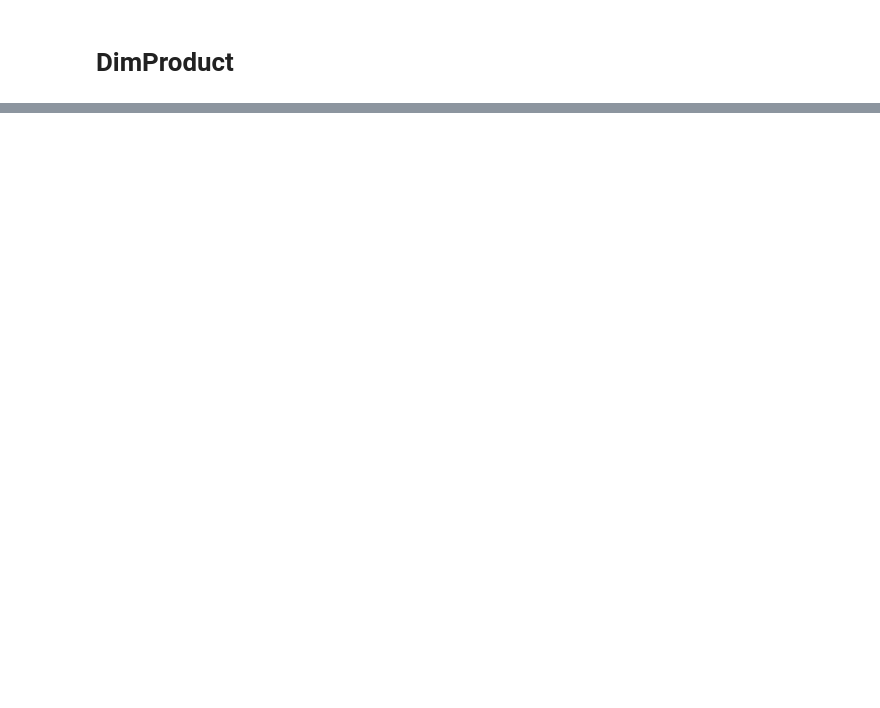
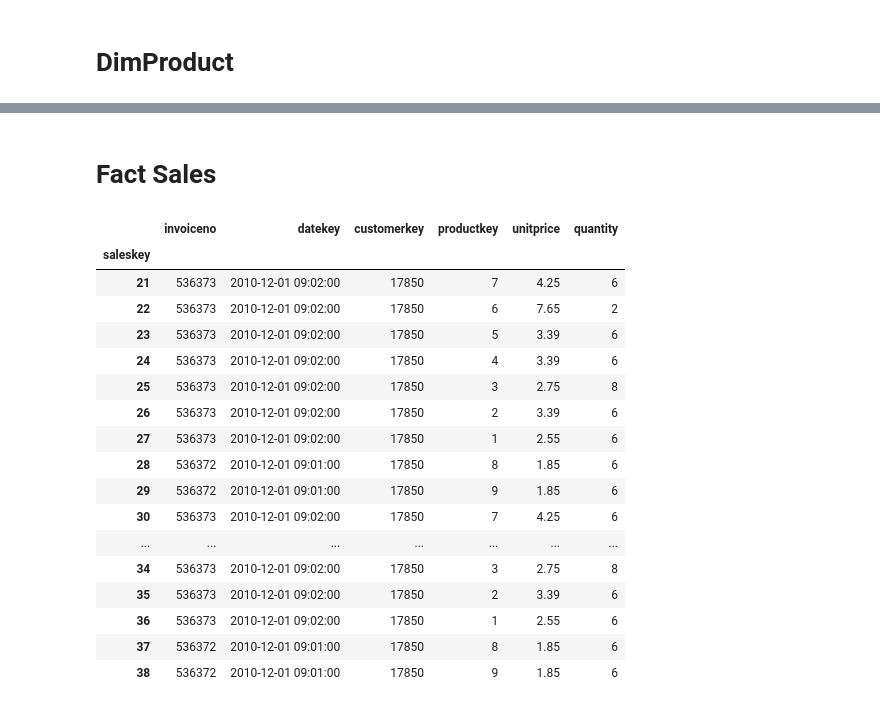
Before and after one commit to Mouhamed-Jinja/Python-Airflow-Postgres-Docker-DWH, a Jupyter notebook: Notebooks/ETL.ipynb, the cells around one changed output, grey strips where cells are left out. Saved outputs shown, nothing was run; the diff lists cells and outputs as text; code cells hidden in the pictures; blank space fills up the shorter version.

```diff
--- a/Notebooks/ETL.ipynb
+++ b/Notebooks/ETL.ipynb
@@ -16 +14,8 @@ def db_connection(user, password, host, port,db):
+# %%
+def write_connection(user, password, host, port, db):
+    engine = create_engine(f'postgresql://{user}:{password}@{host}:{port}/{db}')
+    connection = engine.connect()
+    return engine, connection
+# %%
+engine, connection = write_connection('postgres', 'postgres', 'localhost', 5432, 'retaildwh')
 # %%
@@ -50,0 +161,44 @@ dimproduct_latest
+# %% [markdown]
+# Fact Sales
+# %%
+def Fact_Sales(conn= connection):
+
+    try:
+        with open('../ETL-SCD-Queries/fact_sales.sql') as file:
+            query= file.read()
+        result= conn.execute(text(query))
+        factDF= pd.DataFrame(result)
+        max_saleskey_df = pd.read_sql(text('select max(saleskey) as max_date from fact_sales'), con=conn)
+    except Exception as e:
+        print("Got ERROR in Fact Sales table: while Executing the SQL Script")
+
+    max_saleskey_id = max_saleskey_df['max_date'].iloc[0] +1
+    factDF['saleskey']= range(max_saleskey_id, len(factDF)+max_saleskey_id, 1)
+    factDF= factDF.set_index('saleskey')
+    try:
+        factDF.to_sql(name='fact_sales', con= conn, if_exists='append', index=True, index_label='saleskey')
+    except Exception as e:
+        print("Got ERROR in Fact Sales table:", e)
+    return factDF
+
+df= Fact_Sales()
+df
+# %% [output]
+|  | invoiceno | datekey | customerkey | productkey | unitprice | quantity |
+| saleskey |  |  |  |  |  |  |
+| 21 | 536373 | 2010-12-01 09:02:00 | 17850 | 7 | 4.25 | 6 |
+| 22 | 536373 | 2010-12-01 09:02:00 | 17850 | 6 | 7.65 | 2 |
+| 23 | 536373 | 2010-12-01 09:02:00 | 17850 | 5 | 3.39 | 6 |
+| 24 | 536373 | 2010-12-01 09:02:00 | 17850 | 4 | 3.39 | 6 |
+| 25 | 536373 | 2010-12-01 09:02:00 | 17850 | 3 | 2.75 | 8 |
+| 26 | 536373 | 2010-12-01 09:02:00 | 17850 | 2 | 3.39 | 6 |
+| 27 | 536373 | 2010-12-01 09:02:00 | 17850 | 1 | 2.55 | 6 |
+| 28 | 536372 | 2010-12-01 09:01:00 | 17850 | 8 | 1.85 | 6 |
+| 29 | 536372 | 2010-12-01 09:01:00 | 17850 | 9 | 1.85 | 6 |
+| 30 | 536373 | 2010-12-01 09:02:00 | 17850 | 7 | 4.25 | 6 |
+| ... | ... | ... | ... | ... | ... | ... |
+| 34 | 536373 | 2010-12-01 09:02:00 | 17850 | 3 | 2.75 | 8 |
+| 35 | 536373 | 2010-12-01 09:02:00 | 17850 | 2 | 3.39 | 6 |
+| 36 | 536373 | 2010-12-01 09:02:00 | 17850 | 1 | 2.55 | 6 |
+| 37 | 536372 | 2010-12-01 09:01:00 | 17850 | 8 | 1.85 | 6 |
+| 38 | 536372 | 2010-12-01 09:01:00 | 17850 | 9 | 1.85 | 6 |
```
Also changed, not shown: parts of 14 cells of this notebook, 17 other files.
